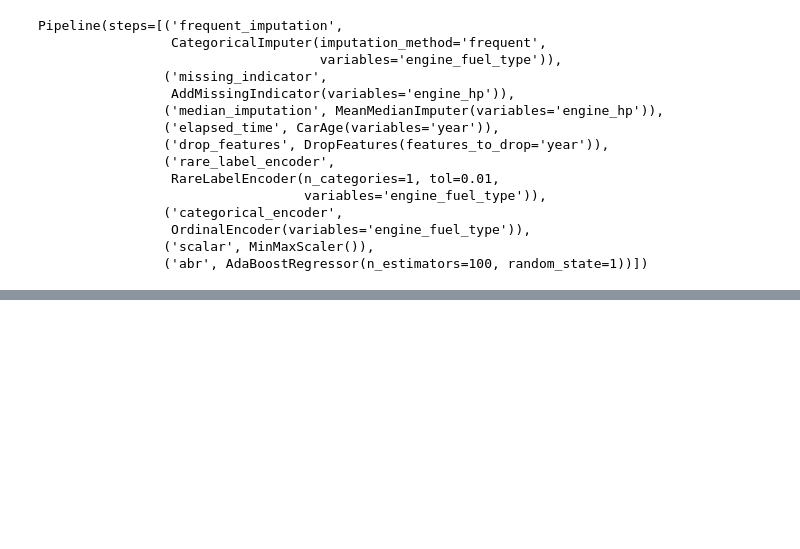
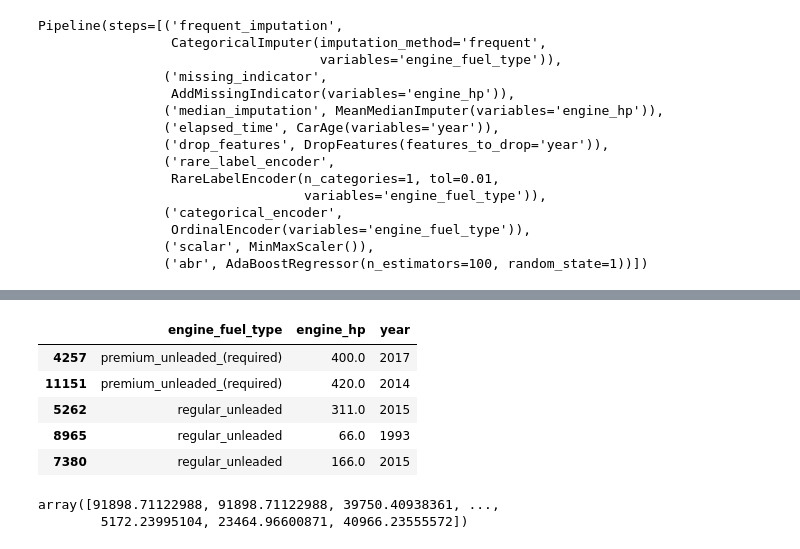
Before and after one commit to chibuikeeugene/Car_price_prediction, a Jupyter notebook: research-and-development/step_05_machine_learning_pipeline.ipynb, the cells around one changed output, grey strips where cells are left out. Saved outputs shown, nothing was run; the diff lists cells and outputs as text; code cells hidden in the pictures; blank space fills up the shorter version.

```diff
--- a/research-and-development/step_05_machine_learning_pipeline.ipynb
+++ b/research-and-development/step_05_machine_learning_pipeline.ipynb
@@ -262,0 +303,16 @@ Average car price:  29905
+# %%
+data.head()
+# %% [output]
+|  | engine_fuel_type | engine_hp | year |
+| 4257 | premium_unleaded_(required) | 400.0 | 2017 |
+| 11151 | premium_unleaded_(required) | 420.0 | 2014 |
+| 5262 | regular_unleaded | 311.0 | 2015 |
+| 8965 | regular_unleaded | 66.0 | 1993 |
+| 7380 | regular_unleaded | 166.0 | 2015 |
+# %%
+y_pred = msrp_pipeline.predict(data)
+y_pred = np.expm1(y_pred)
+y_pred # predicted values
+# %% [output]
+array([91898.71122988, 91898.71122988, 39750.40938361, ...,
+        5172.23995104, 23464.96600871, 40966.23555572])
```
Also changed, not shown: parts of 9 cells of this notebook, 38 other files.
